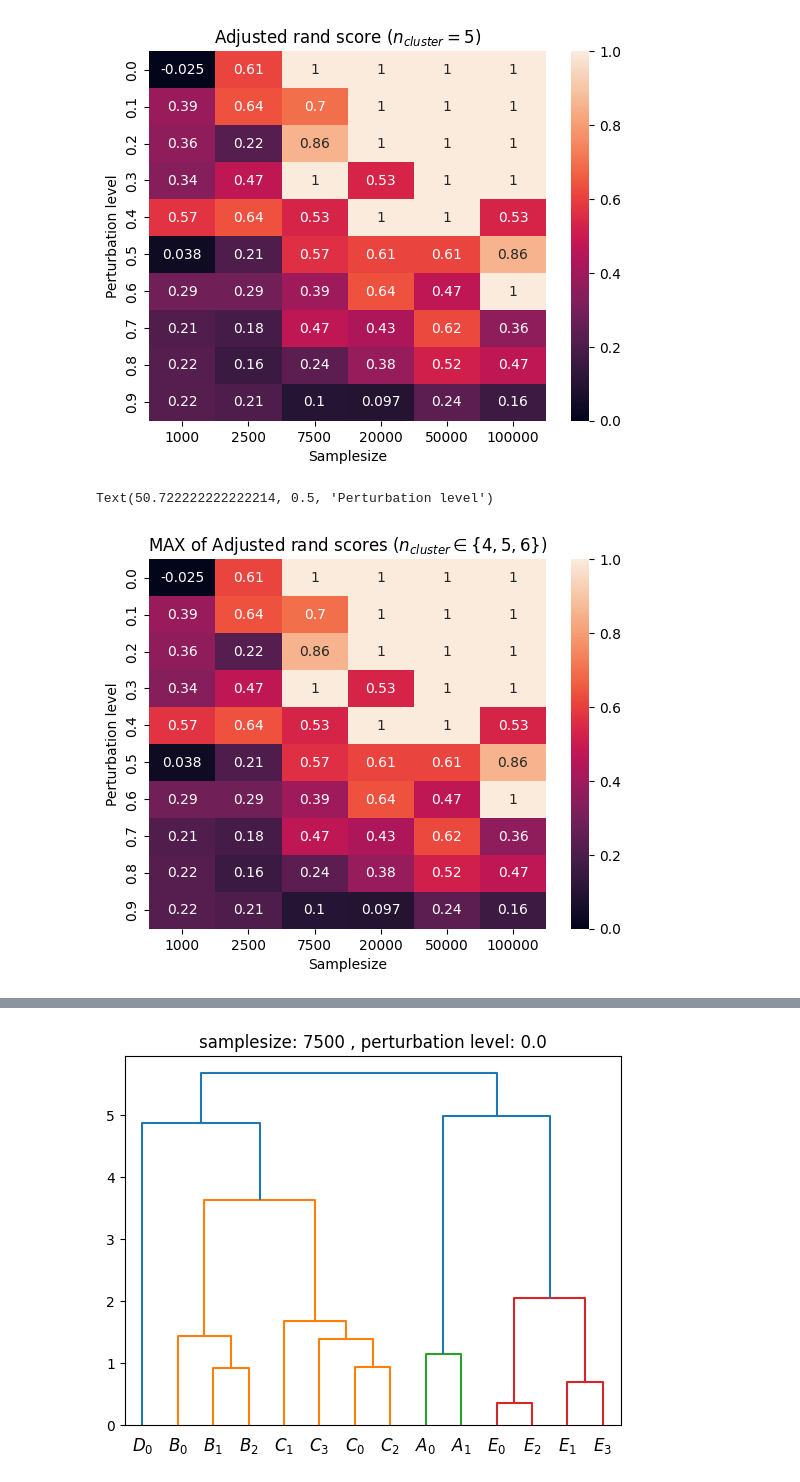
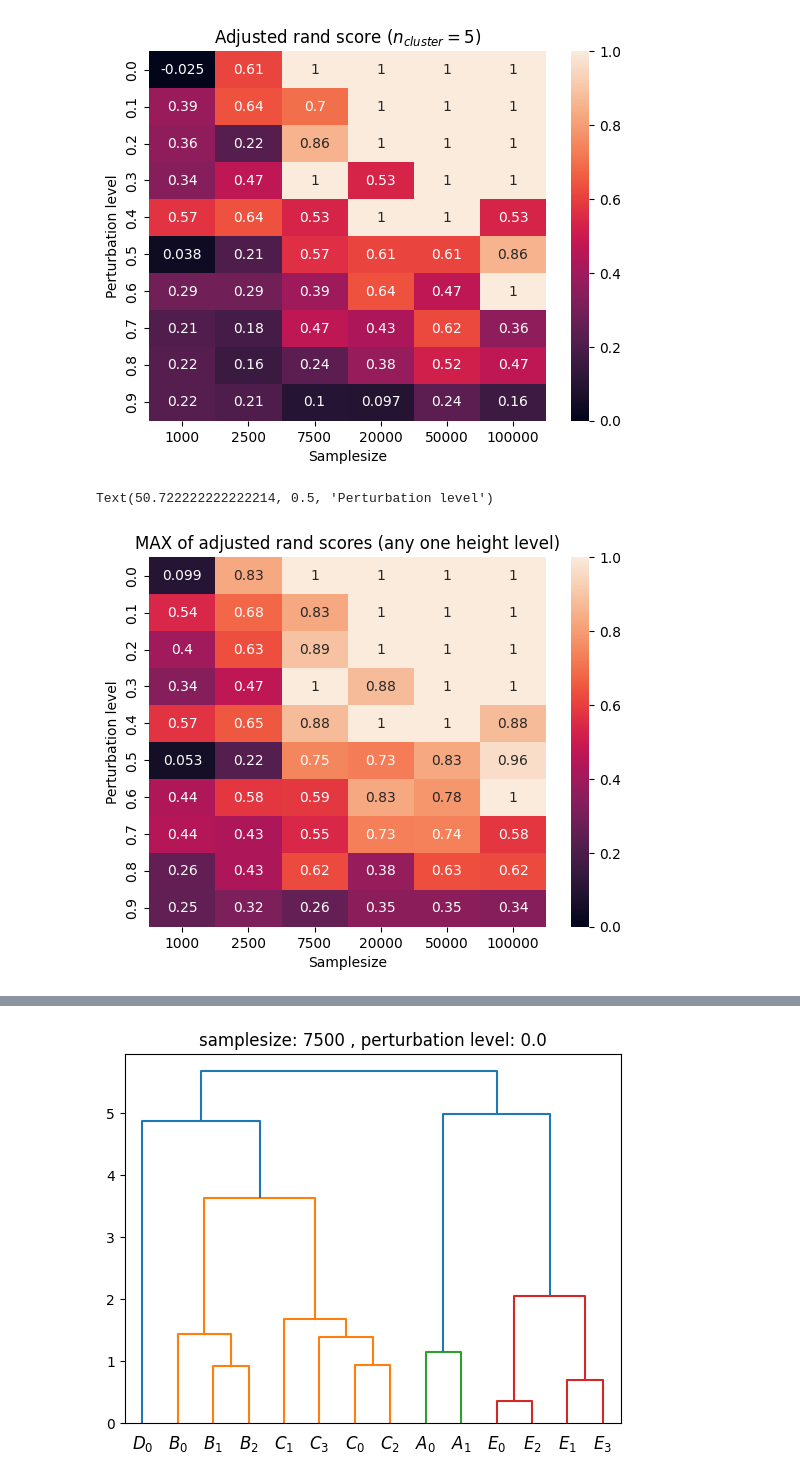
Before and after one commit to MichaelBonart/BachelorThesis, a Jupyter notebook: src/noise_comparison.ipynb, the cells around one changed output, grey strips where cells are left out. Cells and saved outputs as stored; diff of their text form; code cells hidden in the pictures.

```diff
--- a/src/noise_comparison.ipynb
+++ b/src/noise_comparison.ipynb
@@ -94,6 +95,5 @@ for row in all_dist_measurers:
 # %%
-cluster_size_range=[5]#[4,5,6]
-#cluster_size_range=range(14)
+cluster_size_range=range(14)
 all_linkages=[[scipy.cluster.hierarchy.linkage(dist_measurer._dist_mat, method="average") for dist_measurer in row] for row in all_dist_measurers]
 all_cut_trees=[[[np.concatenate(scipy.cluster.hierarchy.cut_tree(linkage, n_clusters=n_clusters)) for n_clusters in cluster_size_range] for linkage in row] for row in all_linkages]
 # %%
@@ -117,12 +114,12 @@ Text(50.722222222222214, 0.5, 'Perturbation level')
 [figure]
 # %%
 sns.heatmap(all_max_ar_scores,vmin=0,vmax=1, xticklabels=sample_sizes, yticklabels=noise_levels, annot=True)
-plt.title("MAX of Adjusted rand scores $(n_{cluster} \in \{4,5,6\})$")
+plt.title("MAX of adjusted rand scores (any one height level)")
 plt.xlabel("Samplesize")
 plt.ylabel("Perturbation level")
 # %% [output]
 Text(50.722222222222214, 0.5, 'Perturbation level')
-[figure, old version]
+[figure, new version]
 # %%
 sns.heatmap(all_sum_ar_scores,vmin=0, xticklabels=sample_sizes, yticklabels=noise_levels, annot=True)
 plt.title("SUM of Adjusted rand scores $(n_{cluster} \in \mathbb{N})$")
```
Also changed, not shown: parts of 9 cells of this notebook, 1 other file.
